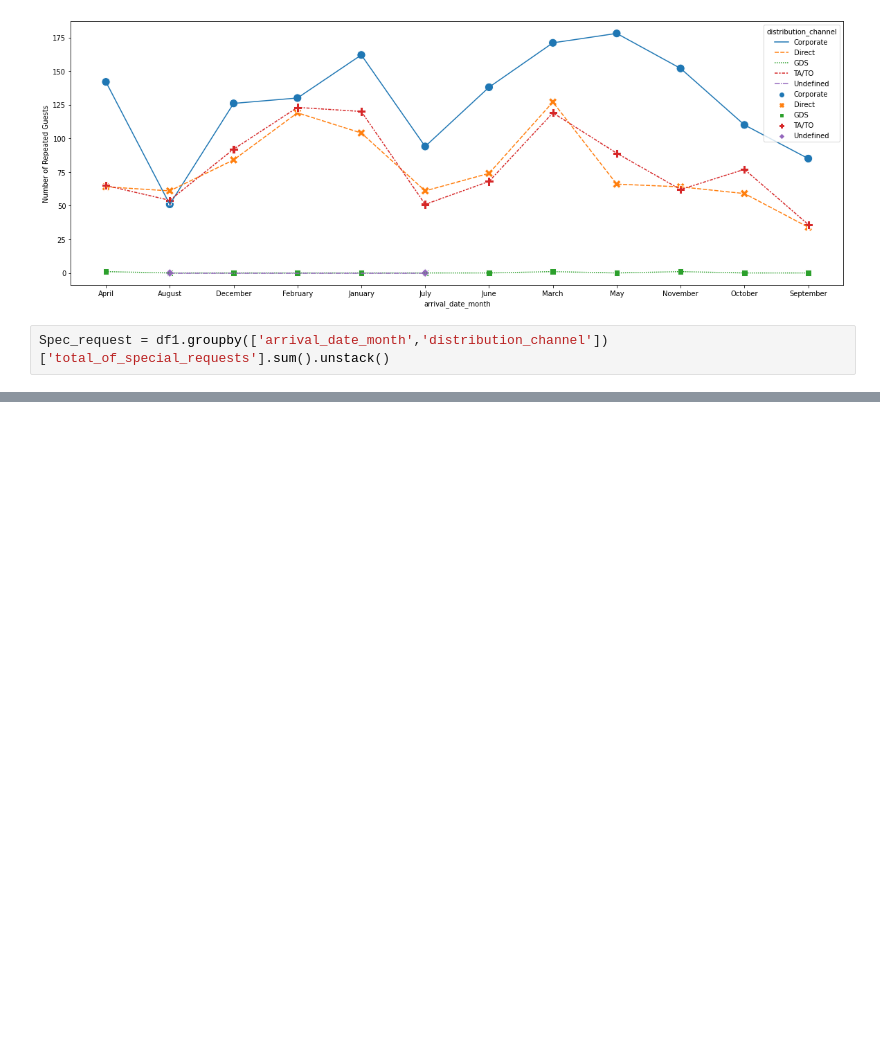
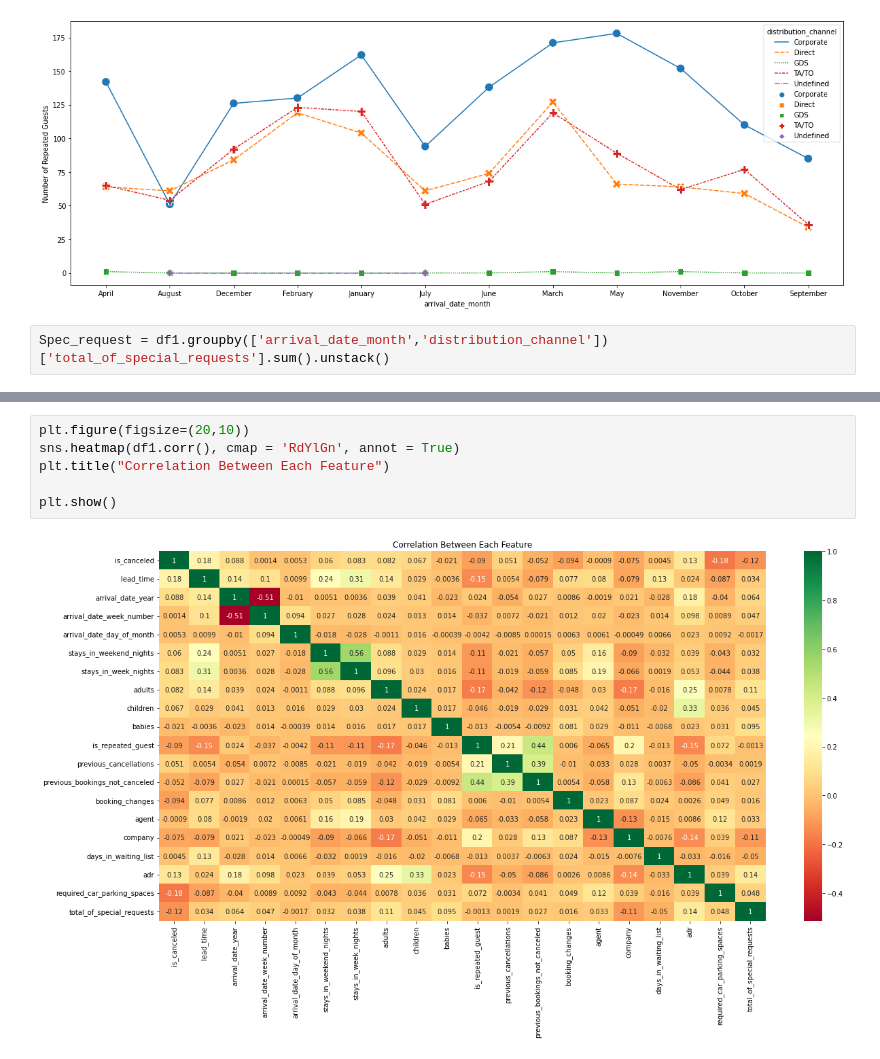
Before and after one commit to Singh-Pravin/Hotel-Booking-Analysis---EDA, a Jupyter notebook: Hotel_Booking_Analysis_Capstone_Project.ipynb, the cells around one changed output, grey strips where cells are left out. Drawn from its saved outputs; the diff is of its cells as text; blank space fills up the shorter version.

```diff
--- a/Hotel_Booking_Analysis_Capstone_Project.ipynb
+++ b/Hotel_Booking_Analysis_Capstone_Project.ipynb
@@ -431,0 +432,8 @@ f.set(ylabel='Number of special requests')
+# %%
+plt.figure(figsize=(20,10))
+sns.heatmap(df1.corr(), cmap = 'RdYlGn', annot = True)
+plt.title("Correlation Between Each Feature")
+
+plt.show()
+# %% [output]
+[figure, added]
```
Also changed, not shown: parts of 9 cells of this notebook.
